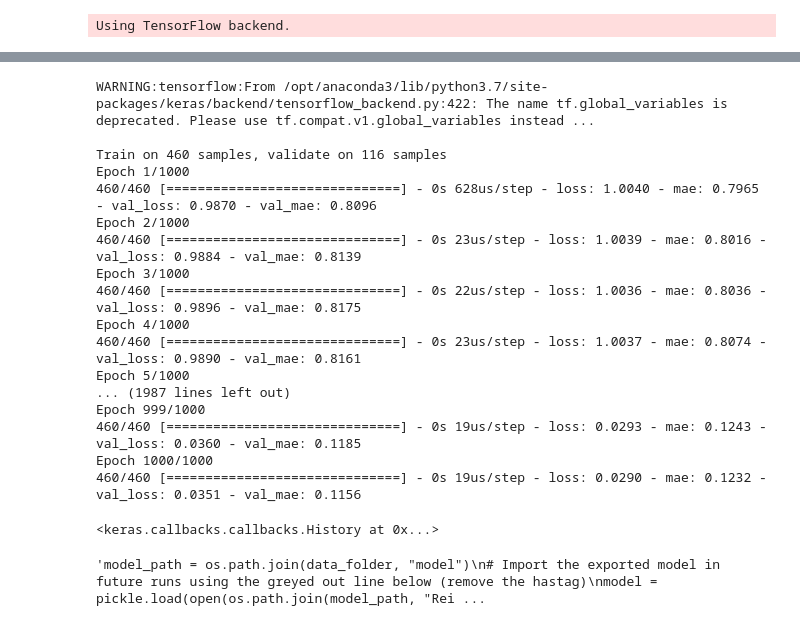
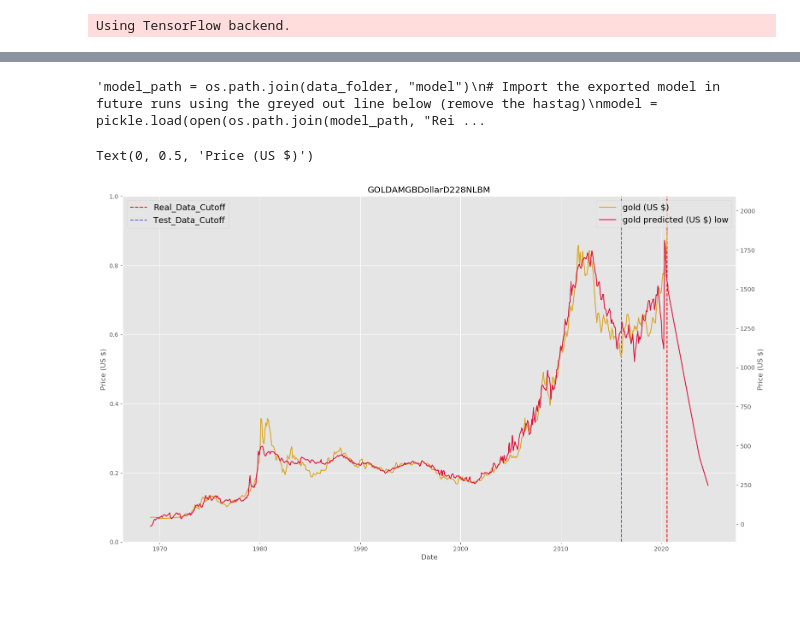
Before and after one commit to sameckford/Always_believe_in_Gold, a Jupyter notebook: Deep_Learning_approach.ipynb, the cells around one changed output, grey strips where cells are left out. Cells and saved outputs as stored; diff of their text form; code cells hidden in the pictures; blank space fills up the shorter version.

```diff
--- a/Deep_Learning_approach.ipynb
+++ b/Deep_Learning_approach.ipynb
@@ -56,29 +96,0 @@ input_neuron
-# %%
-## Setup the model for training, parameters here can and should be adjusted to create the best model.
-classifier = Sequential()
-classifier.add(Dense(output_dim = 18, init = 'uniform', activation = 'relu', input_dim = input_neuron))
-classifier.add(Dense(output_dim = 6, init = 'uniform', activation = 'relu'))
-classifier.add(Dense(output_dim = 1, init = 'uniform', activation = 'linear'))
-
-classifier.compile(optimizer = 'SGD', loss = 'mean_squared_error', metrics = ["mae"])
-## '.fit' starts the training. 30 seconds to 2 minutes to run.
-classifier.fit(X_train, y_train, batch_size = 64, nb_epoch = 1000, validation_split= 0.2)
-# %% [output]
-WARNING:tensorflow:From /opt/anaconda3/lib/python3.7/site-packages/keras/backend/tensorflow_backend.py:422: The name tf.global_variables is deprecated. Please use tf.compat.v1.global_variables instead ...
-
-Train on 460 samples, validate on 116 samples
-Epoch 1/1000
-460/460 [==============================] - 0s 628us/step - loss: 1.0040 - mae: 0.7965 - val_loss: 0.9870 - val_mae: 0.8096
-Epoch 2/1000
-460/460 [==============================] - 0s 23us/step - loss: 1.0039 - mae: 0.8016 - val_loss: 0.9884 - val_mae: 0.8139
-Epoch 3/1000
-460/460 [==============================] - 0s 22us/step - loss: 1.0036 - mae: 0.8036 - val_loss: 0.9896 - val_mae: 0.8175
-Epoch 4/1000
-460/460 [==============================] - 0s 23us/step - loss: 1.0037 - mae: 0.8074 - val_loss: 0.9890 - val_mae: 0.8161
-Epoch 5/1000
-... (1987 lines left out)
-Epoch 999/1000
-460/460 [==============================] - 0s 19us/step - loss: 0.0293 - mae: 0.1243 - val_loss: 0.0360 - val_mae: 0.1185
-Epoch 1000/1000
-460/460 [==============================] - 0s 19us/step - loss: 0.0290 - mae: 0.1232 - val_loss: 0.0351 - val_mae: 0.1156
-<keras.callbacks.callbacks.History at 0x...>
@@ -126,0 +142,50 @@ df_global.drop(['index'], axis=1, inplace=True)
+# %%
+# Import the three complete datasets.
+lmh_list = [df_global_high, df_global_mid, df_global_low]
+df_global_high = pd.read_csv(os.path.join(os.getcwd(), "Data_Export", "gold_df_high.csv"), index_col=0)
+df_global_high.index = pd.to_datetime(df_global_high.index)
+df_global_mid = pd.read_csv(os.path.join(os.getcwd(), "Data_Export", "gold_df_mid.csv"), index_col=0)
+df_global_mid.index = pd.to_datetime(df_global_mid.index)
+df_global_low = pd.read_csv(os.path.join(os.getcwd(), "Data_Export", "gold_df_low.csv"), index_col=0)
+df_global_low.index = pd.to_datetime(df_global_low.index)
+# %%
+# Compute the prediction error
+df_global_high['gold_pred_error'] = df_global_high['GOLDAMGBDollarD228NLBM'] - df_global_high['gold_pred']
+# Compute the cumulative error for gold
+df_global_high['cumulative_error'] = df_global_high['gold_pred_error'].cumsum()
+
+df_global_mid['gold_pred_error'] = df_global_mid['GOLDAMGBDollarD228NLBM'] - df_global_mid['gold_pred']
+df_global_mid['cumulative_error'] = df_global_mid['gold_pred_error'].cumsum()
+df_global_low['gold_pred_error'] = df_global_low['GOLDAMGBDollarD228NLBM'] - df_global_low['gold_pred']
+df_global_low['cumulative_error'] = df_global_low['gold_pred_error'].cumsum()
+# %%
+#for m, n in zip(hml_list, lmh_list):
+# Visualising the Linear Regression results.
+fig, ax1 = plt.subplots()
+j = 'GOLDAMGBDollarD228NLBM'
+k = 'gold_pred_error'
+l = 'gold_pred'
+
+#ax1.plot(df_global.index, df_global[k], label=k, c='mediumturquoise')
+ax1.axvline(x=dt.date(2020, 8, 1), linestyle='--', color='red', label='Real_Data_Cutoff')
+ax1.axvline(x=dt.date(2016, 1, 1), linestyle='--', color='royalblue', label='Test_Data_Cutoff')
+
+ax2 = ax1.twinx()
+ax2.plot(df_global_high.index, df_global_high[j], label='gold (US $)', c='goldenrod')
+ax2.plot(df_global_high.index, df_global_high[l], label='gold predicted (US $) ' + m, c='crimson')
+
+#ax1.ylim(0, 15)
+plt.title(j)
+plt.xlabel('Date')
+plt.grid()
+ax1.legend(loc=2)
+ax2.legend(loc=1)
+fig.set_size_inches(18.5, 10.5)
+
+ax1.set_xlabel('Date')
+ax1.set_ylabel('Price (US $)')
+ax2.set_ylabel('Price (US $)')
+#plt.savefig('cumulative_error_20_countries_XGB_dpi300.jpeg', dpi=300)
+# %% [output]
+Text(0, 0.5, 'Price (US $)')
+[figure, added]
```
Also changed, not shown: parts of 22 cells of this notebook, 28 other files.
